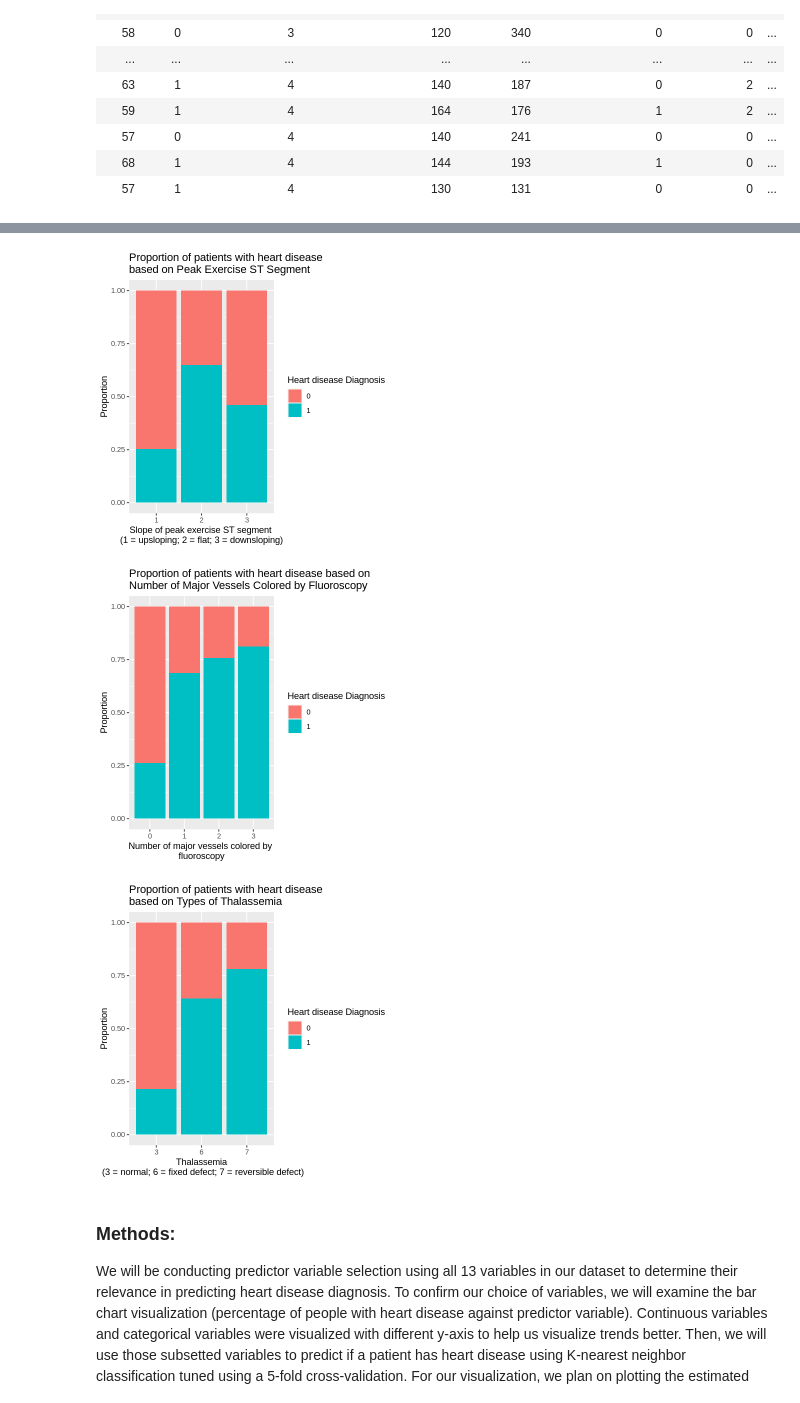
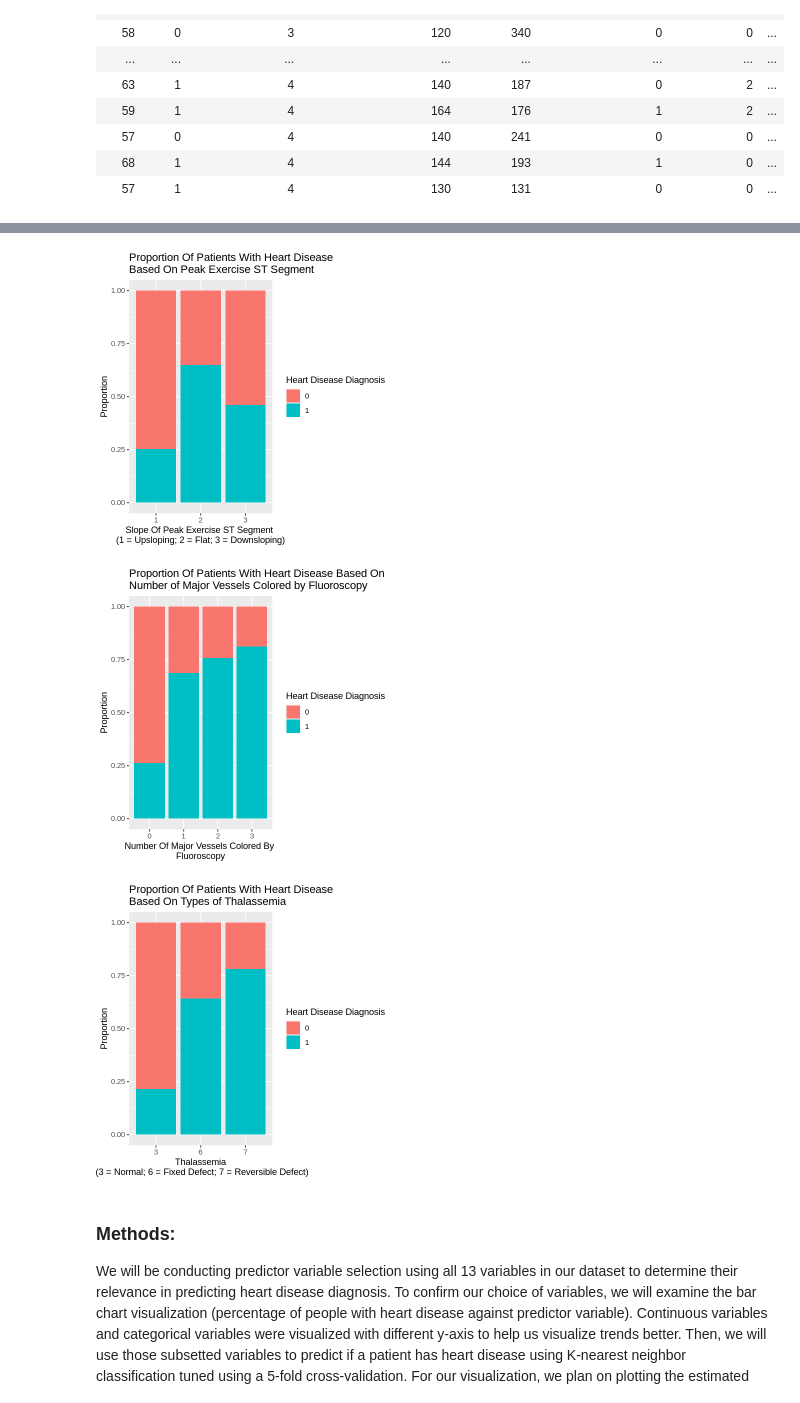
Before and after one commit to devr07/Project-DSCI100, a Jupyter notebook: projectpropsal.ipynb, the cells around one changed output, grey strips where cells are left out. Saved outputs shown, nothing was run; the diff lists cells and outputs as text; code cells hidden in the pictures.

```diff
--- a/projectpropsal.ipynb
+++ b/projectpropsal.ipynb
@@ -307,36 +327,36 @@ bar_plot9 <- training_data |>
    geom_bar(position = 'fill') +
    xlab("Presence of Exercise Induced Angina") +
    ylab("Proportion") +
-   labs(fill = "Heart disease Diagnosis") +
-   ggtitle("Proportion of patients with heart disease \nbased on presence of Exercise Induced Angina")
+   labs(fill = "Heart Disease Diagnosis") +
+   ggtitle("Proportion Of Patients With Heart Disease \nBased On Presence Of Exercise Induced Angina")
 bar_plot9
 
 bar_plot11 <- training_data |>
    ggplot(aes(x = as_factor(Slope), fill = as_factor(Heart_Disease_Diagnosis))) +
    geom_bar(position = 'fill') +
-   xlab("Slope of peak exercise ST segment \n(1 = upsloping; 2 = flat; 3 = downsloping)") +
+   xlab("Slope Of Peak Exercise ST Segment \n(1 = Upsloping; 2 = Flat; 3 = Downsloping)") +
    ylab("Proportion") +
-   labs(fill = "Heart disease Diagnosis") +
-   ggtitle("Proportion of patients with heart disease \nbased on Peak Exercise ST Segment")
+   labs(fill = "Heart Disease Diagnosis") +
+   ggtitle("Proportion Of Patients With Heart Disease \nBased On Peak Exercise ST Segment")
 bar_plot11
 
 bar_plot12 <- training_data |>
    filter(!is.na(Number_of_Major_Vessels)) |>
    ggplot(aes(x = as_factor(Number_of_Major_Vessels), fill = as_factor(Heart_Disease_Diagnosis))) +
    geom_bar(position = 'fill') +
-   xlab("Number of major vessels colored by \nfluoroscopy") +
+   xlab("Number Of Major Vessels Colored By \nFluoroscopy") +
    ylab("Proportion") +
-   labs(fill = "Heart disease Diagnosis") +
-   ggtitle("Proportion of patients with heart disease based on \nNumber of Major Vessels Colored by Fluoroscopy")
+   labs(fill = "Heart Disease Diagnosis") +
+   ggtitle("Proportion Of Patients With Heart Disease Based On \nNumber of Major Vessels Colored by Fluoroscopy")
 bar_plot12
 
 bar_plot13 <- training_data |>
    filter(!is.na(Thal)) |>
    ggplot(aes(x = as_factor(Thal), fill = as_factor(Heart_Disease_Diagnosis))) +
    geom_bar(position = 'fill') +
-   xlab("Thalassemia\n (3 = normal; 6 = fixed defect; 7 = reversible defect)") +
+   xlab("Thalassemia\n (3 = Normal; 6 = Fixed Defect; 7 = Reversible Defect)") +
    ylab("Proportion") +
-   labs(fill = "Heart disease Diagnosis") +
-   ggtitle("Proportion of patients with heart disease \nbased on Types of Thalassemia")
+   labs(fill = "Heart Disease Diagnosis") +
+   ggtitle("Proportion Of Patients With Heart Disease \nBased On Types of Thalassemia")
 bar_plot13
 # %% [output]
@@ -344,6 +364,6 @@ bar_plot13
-[figure, old version]
+[figure, new version]
-[figure, old version]
+[figure, new version]
-[figure, old version]
+[figure, new version]
 # %% [markdown]
 ### Methods:
 We will be conducting predictor variable selection using all 13 variables in our dataset to determine their relevance in predicting heart disease diagnosis. To confirm our choice of variables, we will examine the bar chart visualization (percentage of people with heart disease against predictor variable). Continuous variables and categorical variables were visualized with different y-axis to help us visualize trends better. Then, we will use those subsetted variables to predict if a patient has heart disease using K-nearest neighbor classification tuned using a 5-fold cross-validation.
```
Also changed, not shown: parts of 10 cells of this notebook.
